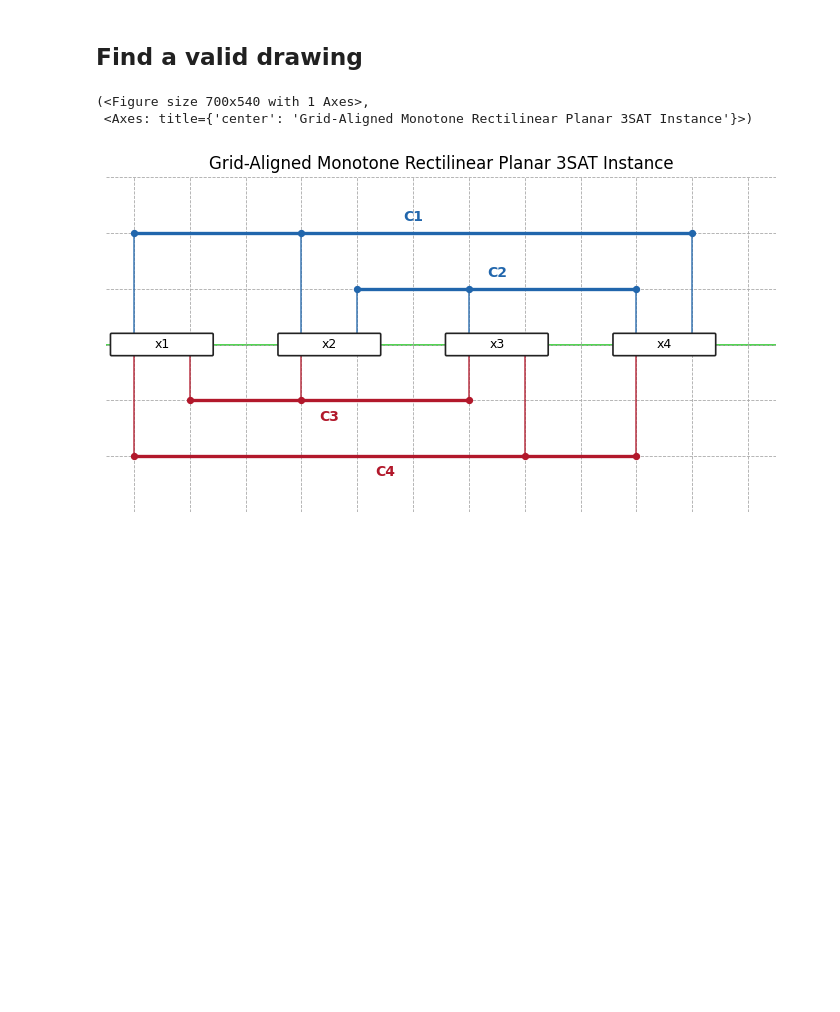
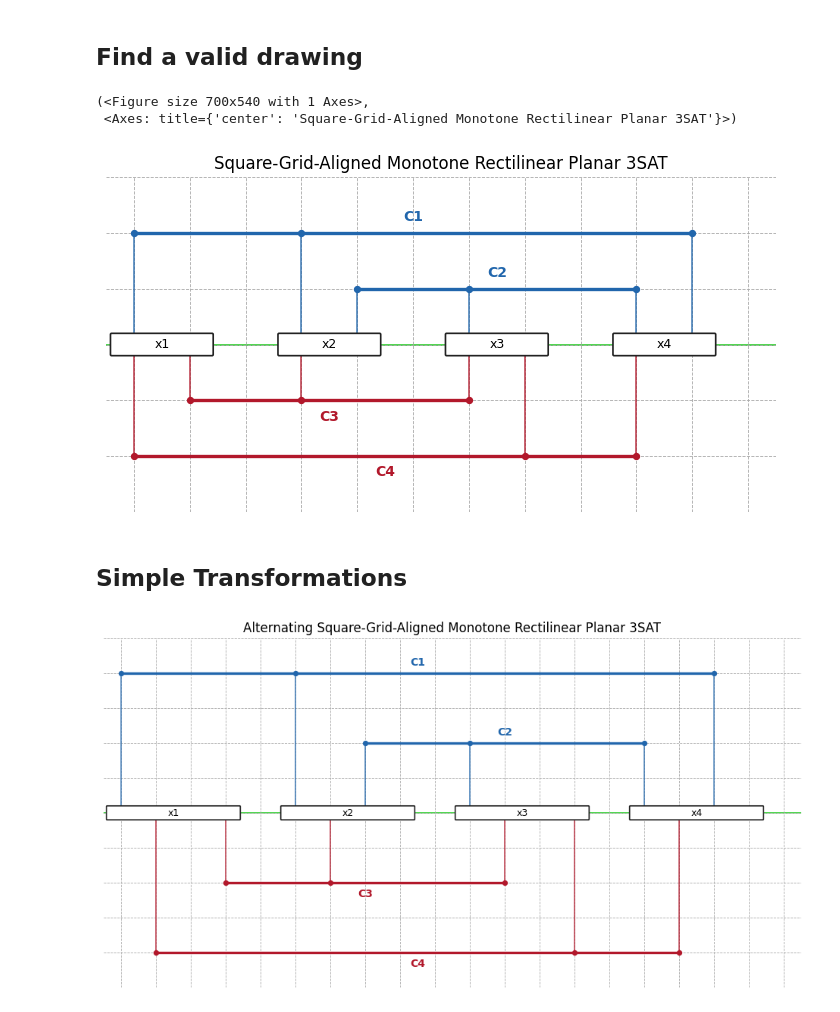
Before and after one commit to farms4life2016/dunes-flower-defense, a Jupyter notebook: python-prototype/mrp3sat_reduction.ipynb, the cells around one changed output. Saved outputs shown, nothing was run; the diff lists cells and outputs as text; code cells hidden in the pictures; blank space fills up the shorter version.

Commit message:
add vertically scaled, alternating square-grid-aligned MRP3SAT plot

```diff
--- a/python-prototype/mrp3sat_reduction.ipynb
+++ b/python-prototype/mrp3sat_reduction.ipynb
@@ -321,9 +321,10 @@ def _draw_side(
     connector_x: dict[tuple[str, int], int],
     direction: int,
     color: str,
+    y_scale: float = 1.0
 ) -> None:
     for clause in clauses:
-        y = direction * levels[clause.label]
+        y = direction * y_scale * levels[clause.label]
         xs = [connector_x[(clause.label, v)] for v in clause.variables]
         axis.plot([min(xs), max(xs)], [y, y], color=color, linewidth=2.4)
         y_root = direction * _BOX_H / 2
@@ -381,7 +382,7 @@ def draw_instance(
     axis.set_yticks(range(-(max_negative + 1), max_positive + 2))
     axis.tick_params(left=False, bottom=False, labelleft=False, labelbottom=False)
     axis.grid(True, color="#aaaaaa", linewidth=0.6, linestyle="--", zorder=0)
-    axis.set_title("Grid-Aligned Monotone Rectilinear Planar 3SAT Instance")
+    axis.set_title("Square-Grid-Aligned Monotone Rectilinear Planar 3SAT")
     for spine in axis.spines.values():
         spine.set_visible(False)
     fig.tight_layout()
@@ -396,5 +397,7 @@ def draw_instance(
 draw_instance(instance, positive_levels, negative_levels)
 # %% [output]
 (<Figure size 700x540 with 1 Axes>,
- <Axes: title={'center': 'Grid-Aligned Monotone Rectilinear Planar 3SAT Instance'}>)
+ <Axes: title={'center': 'Square-Grid-Aligned Monotone Rectilinear Planar 3SAT'}>)
-[figure, old version]
+[figure, new version]
+# %% [markdown]
+## Simple Transformations
@@ -400,0 +493,6 @@ draw_instance(instance, positive_levels, negative_levels)
+# %%
+
+fig_alt, axis_alt = draw_instance_alternating(instance, positive_levels, negative_levels)
+plt.show()
+# %% [output]
+[figure, added]
```
Also changed, not shown: parts of 1 cell of this notebook.
